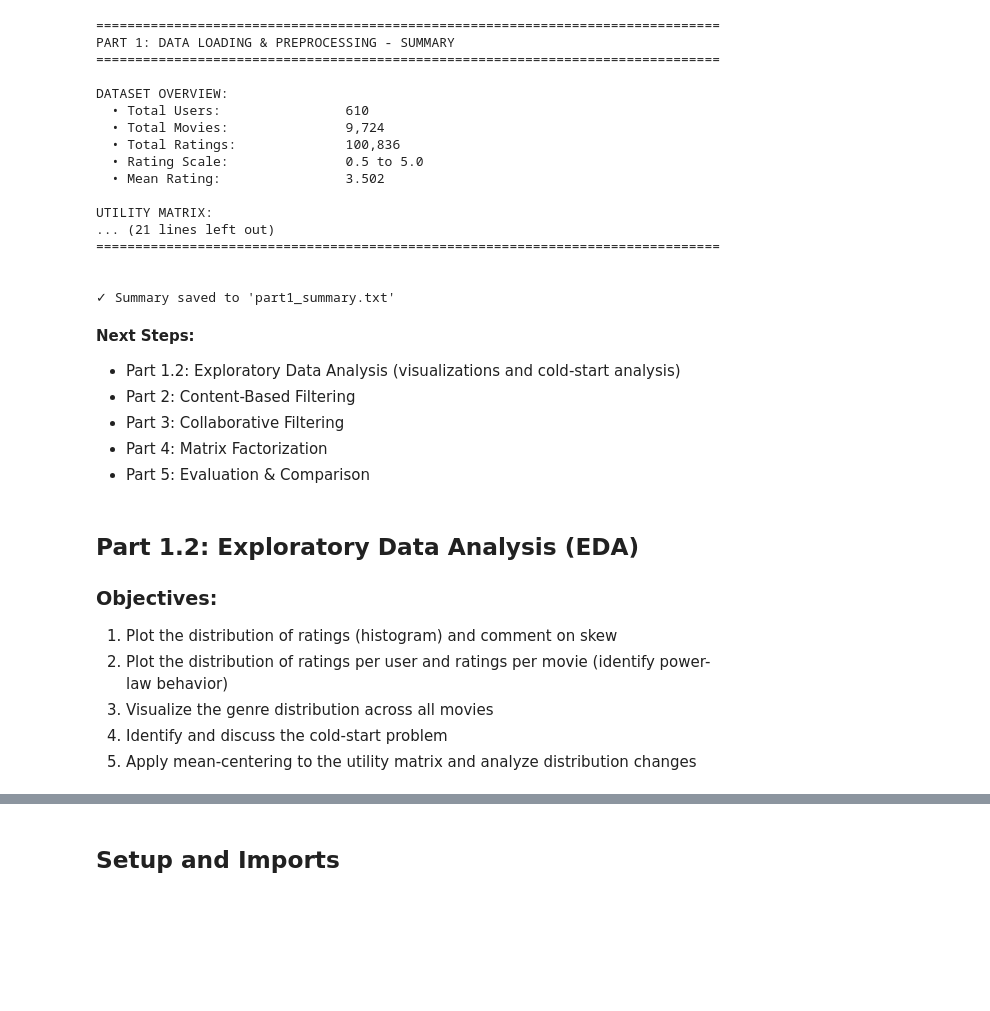
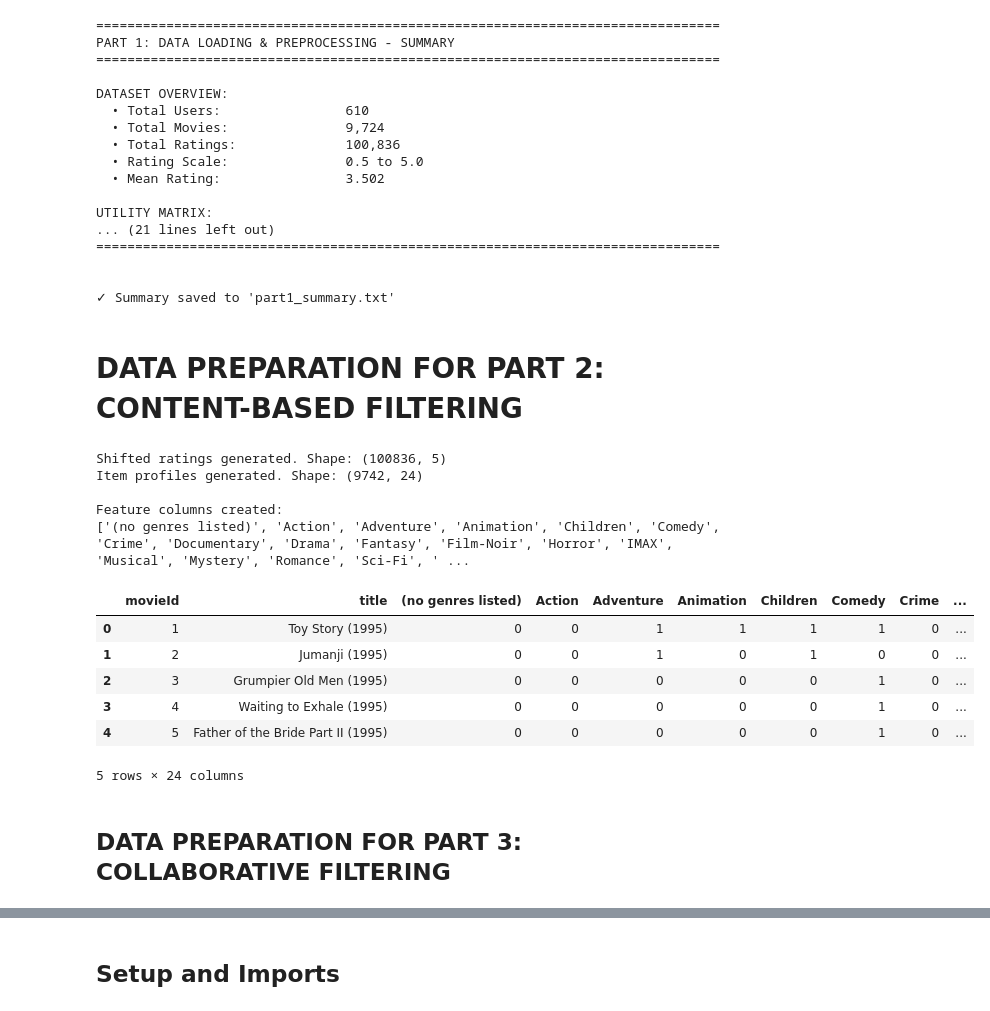
Before and after one commit to yaseen20051/movielens-recommendation-system, a Jupyter notebook: Part1_DataLoading.ipynb, the cells around one changed output, grey strips where cells are left out. Drawn from its saved outputs; the diff is of its cells as text; code cells hidden in the pictures; blank space fills up the shorter version.

Commit message:
Data preproccessing and EDA

```diff
--- a/Part1_DataLoading.ipynb
+++ b/Part1_DataLoading.ipynb
@@ -685,21 +650,58 @@ UTILITY MATRIX:
 
 
 ✓ Summary saved to 'part1_summary.txt'
-# %% [markdown]
-
-**Next Steps:**
-- Part 1.2: Exploratory Data Analysis (visualizations and cold-start analysis)
-- Part 2: Content-Based Filtering
-- Part 3: Collaborative Filtering
-- Part 4: Matrix Factorization
-- Part 5: Evaluation & Comparison
-# %% [markdown]
-
-## Part 1.2: Exploratory Data Analysis (EDA)
-
-### Objectives:
-1. Plot the distribution of ratings (histogram) and comment on skew
-2. Plot the distribution of ratings per user and ratings per movie (identify power-law behavior)
-3. Visualize the genre distribution across all movies
-4. Identify and discuss the cold-start problem
-5. Apply mean-centering to the utility matrix and analyze distribution changes
+# %% [markdown]
+# DATA PREPARATION FOR PART 2: CONTENT-BASED FILTERING
+# %%
+
+
+ratings_cbf = ratings_clean.copy()
+ratings_cbf['shifted_rating'] = ratings_cbf['rating'] - 3.0
+
+print(f"Shifted ratings generated. Shape: {ratings_cbf.shape}")
+
+# ---------------------------------------------------------
+# Prepare Item Profiles (Genres Vector + Stats)
+# ---------------------------------------------------------
+
+# One-Hot Encode the Genres
+genre_vectors = movies_clean['genres'].str.get_dummies(sep='|')
+
+# Calculate Movie Statistics (Average Rating & Count)
+movie_stats = ratings_clean.groupby('movieId').agg(
+    avg_rating=('rating', 'mean'),
+    num_ratings=('rating', 'count')
+).reset_index()
+
+# Combine everything into the final Item Profiles DataFrame
+item_profiles = pd.concat([movies_clean[['movieId', 'title']], genre_vectors], axis=1)
+item_profiles = item_profiles.merge(movie_stats, on='movieId', how='left')
+
+# Handle movies with zero ratings (Cold-Start Items)
+# If a movie has no ratings, its average is NaN. We fill it with the global average (3.5)
+global_avg = ratings_clean['rating'].mean()
+item_profiles['avg_rating'] = item_profiles['avg_rating'].fillna(global_avg)
+item_profiles['num_ratings'] = item_profiles['num_ratings'].fillna(0)
+
+print(f"Item profiles generated. Shape: {item_profiles.shape}")
+print("\nFeature columns created:")
+print(list(item_profiles.columns[2:]))
+
+# Display the first few rows to verify
+display(item_profiles.head())
+# %% [output]
+Shifted ratings generated. Shape: (100836, 5)
+Item profiles generated. Shape: (9742, 24)
+
+Feature columns created:
+['(no genres listed)', 'Action', 'Adventure', 'Animation', 'Children', 'Comedy', 'Crime', 'Documentary', 'Drama', 'Fantasy', 'Film-Noir', 'Horror', 'IMAX', 'Musical', 'Mystery', 'Romance', 'Sci-Fi', ' ...
+|  | movieId | title | (no genres listed) | Action | Adventure | Animation | Children | Comedy | Crime | ... |
+| 0 | 1 | Toy Story (1995) | 0 | 0 | 1 | 1 | 1 | 1 | 0 | ... |
+| 1 | 2 | Jumanji (1995) | 0 | 0 | 1 | 0 | 1 | 0 | 0 | ... |
+| 2 | 3 | Grumpier Old Men (1995) | 0 | 0 | 0 | 0 | 0 | 1 | 0 | ... |
+| 3 | 4 | Waiting to Exhale (1995) | 0 | 0 | 0 | 0 | 0 | 1 | 0 | ... |
+| 4 | 5 | Father of the Bride Part II (1995) | 0 | 0 | 0 | 0 | 0 | 1 | 0 | ... |
+5 rows × 24 columns
+# %% [markdown]
+
+## DATA PREPARATION FOR PART 3: COLLABORATIVE FILTERING
```
Also changed, not shown: parts of 22 cells of this notebook, 16 other files.
